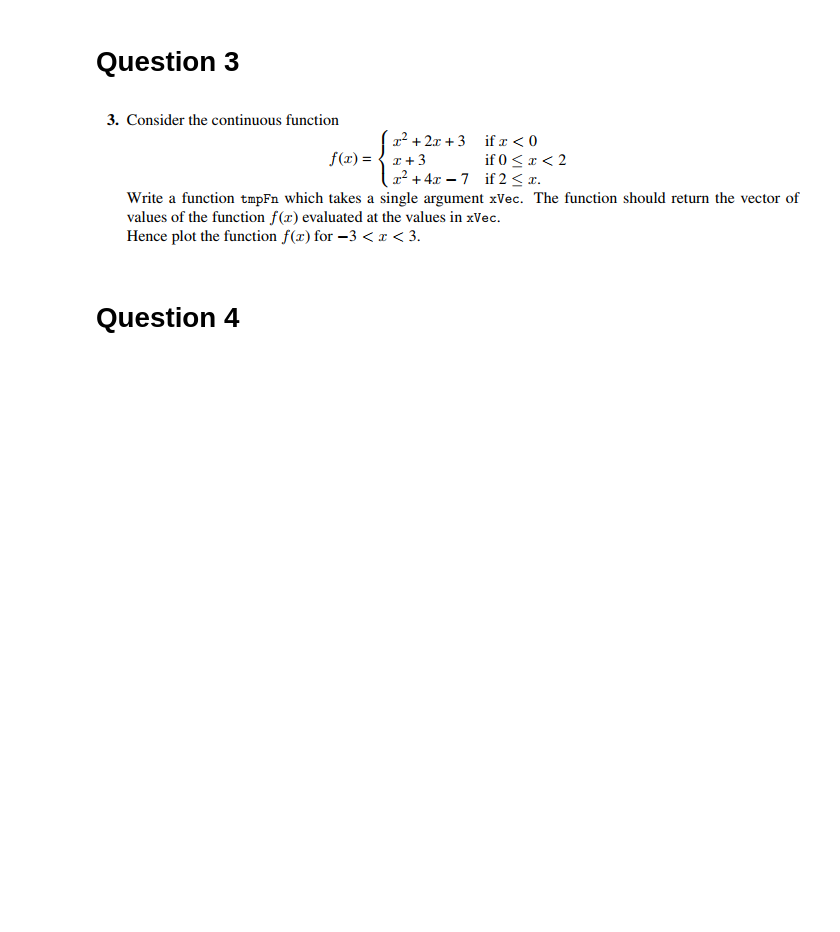
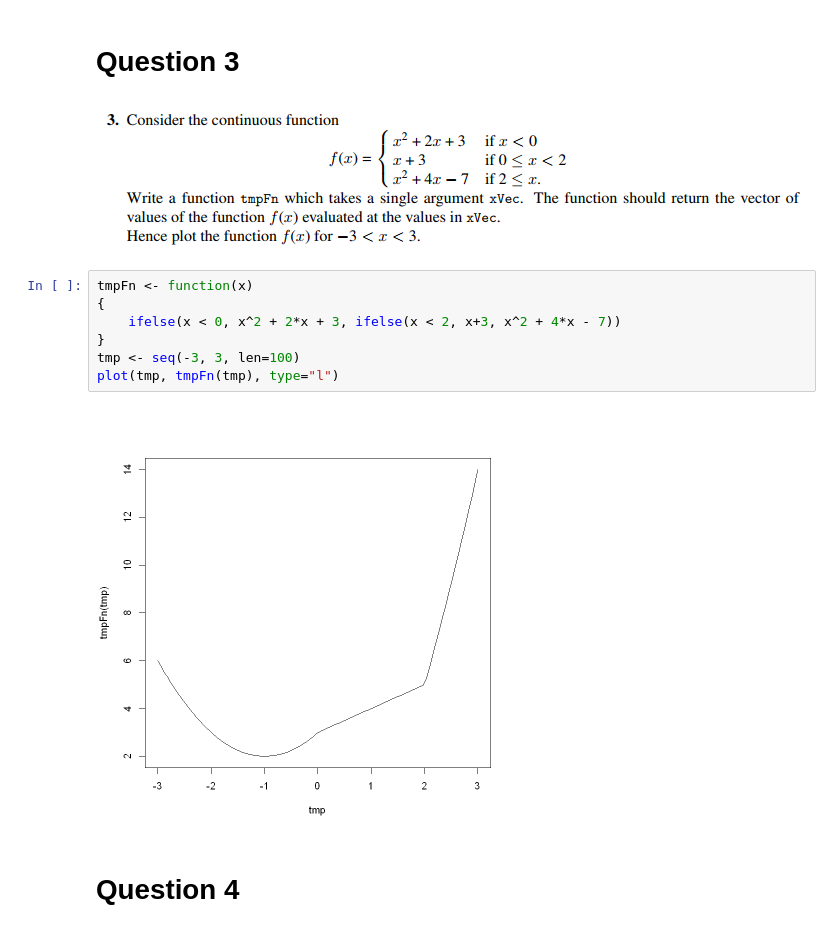
Before and after one commit to khanhtrinh2003/R-excercise, a Jupyter notebook: Ex3_Simple_functions.ipynb, the cells around one changed output. Cells and saved outputs as stored; diff of their text form; blank space fills up the shorter version.

```diff
--- a/Ex3_Simple_functions.ipynb
+++ b/Ex3_Simple_functions.ipynb
@@ -10,6 +43,15 @@
 # Question 3
 # %% [markdown]
 ![image.png](attachment:image.png)
+# %%
+tmpFn <- function(x)
+{
+    ifelse(x < 0, x^2 + 2*x + 3, ifelse(x < 2, x+3, x^2 + 4*x - 7))
+}
+tmp <- seq(-3, 3, len=100)
+plot(tmp, tmpFn(tmp), type="l")
+# %% [output]
+[figure, added]
 # %% [markdown]
 # Question 4
 # %% [markdown]
```
Also changed, not shown: parts of 20 cells of this notebook.
